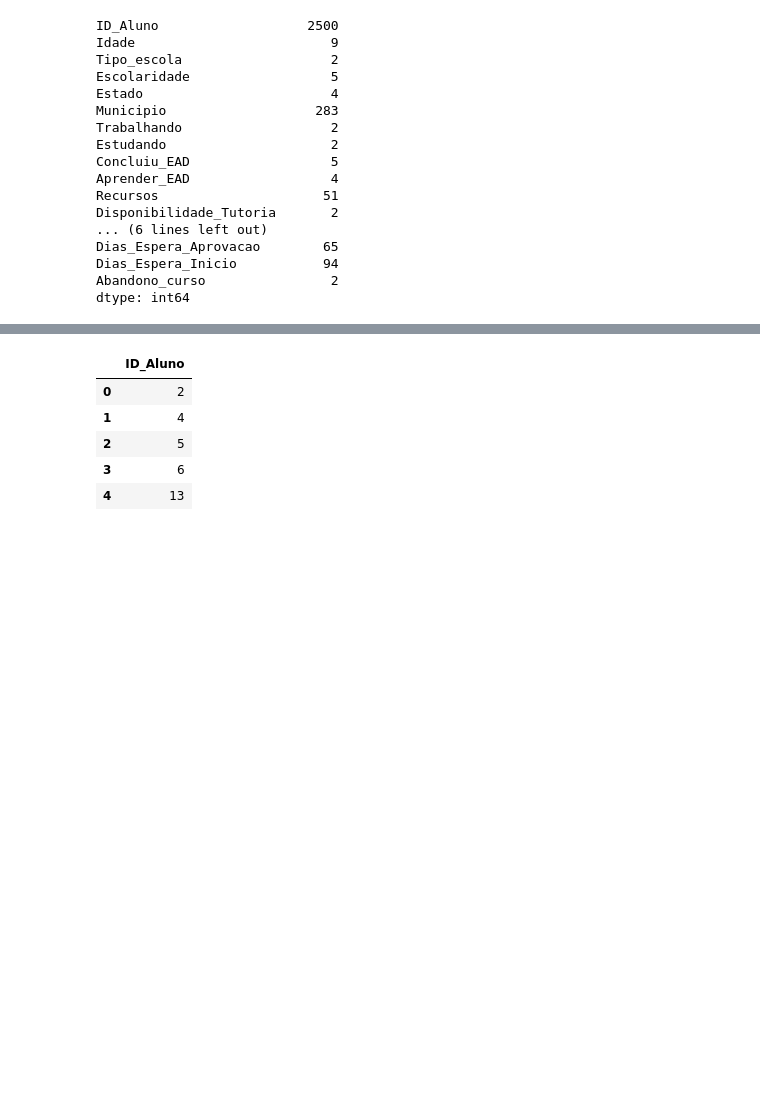
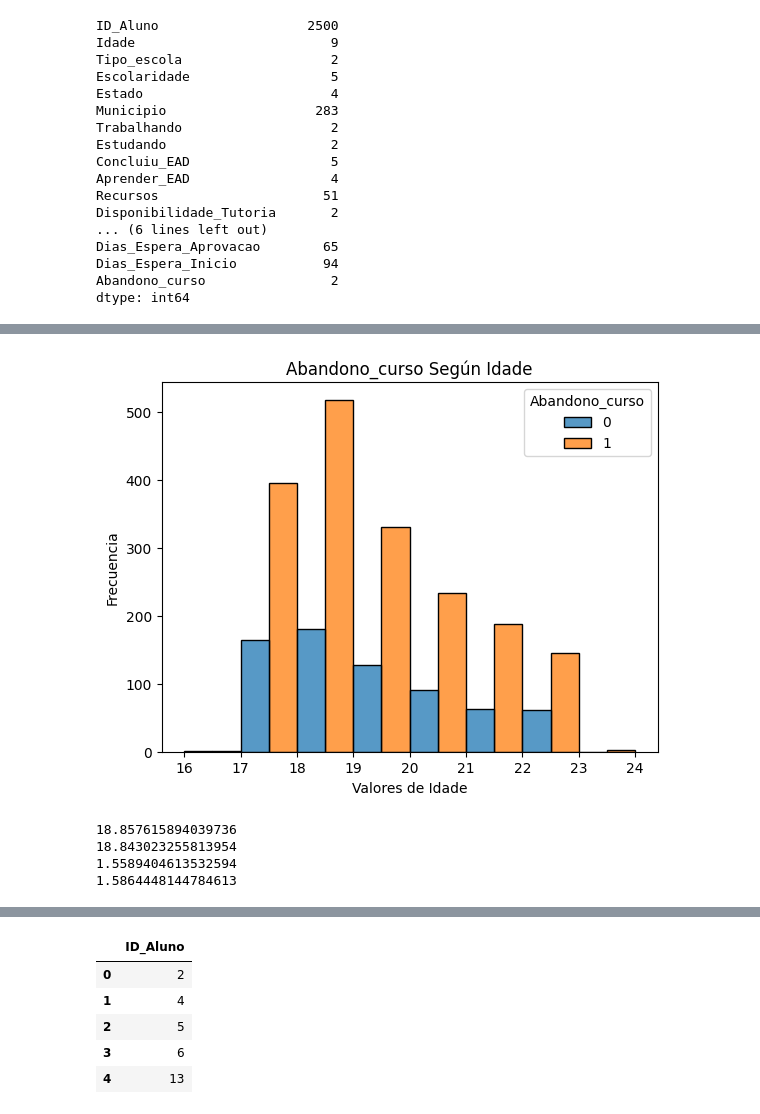
Before and after one commit to walterpcasas/ufrj_contest01, a Jupyter notebook: main.ipynb, the cells around one changed output, grey strips where cells are left out. Drawn from its saved outputs; the diff is of its cells as text; code cells hidden in the pictures; blank space fills up the shorter version.

```diff
--- a/main.ipynb
+++ b/main.ipynb
@@ -46,0 +125,20 @@ dtype: int64
+# %%
+# Asumiendo que 'columna_ejemplo' es la columna que quieres analizar
+sns.histplot(data=df_train, x='Idade', hue='Abandono_curso', multiple='dodge', binwidth=1)
+plt.title('Abandono_curso Según Idade')
+plt.xlabel('Valores de Idade')
+plt.ylabel('Frecuencia')
+plt.show()
+# %% [output]
+[figure, added]
+# %%
+print(df_train[df_train['Abandono_curso'] == 1]['Idade'].mean())
+print(df_train[df_train['Abandono_curso'] == 0]['Idade'].mean())
+
+print(df_train[df_train['Abandono_curso'] == 1]['Idade'].std())
+print(df_train[df_train['Abandono_curso'] == 0]['Idade'].std())
+# %% [output]
+18.857615894039736
+18.843023255813954
+1.5589404613532594
+1.5864448144784613
```
Also changed, not shown: parts of 60 cells of this notebook, 1 other file.
